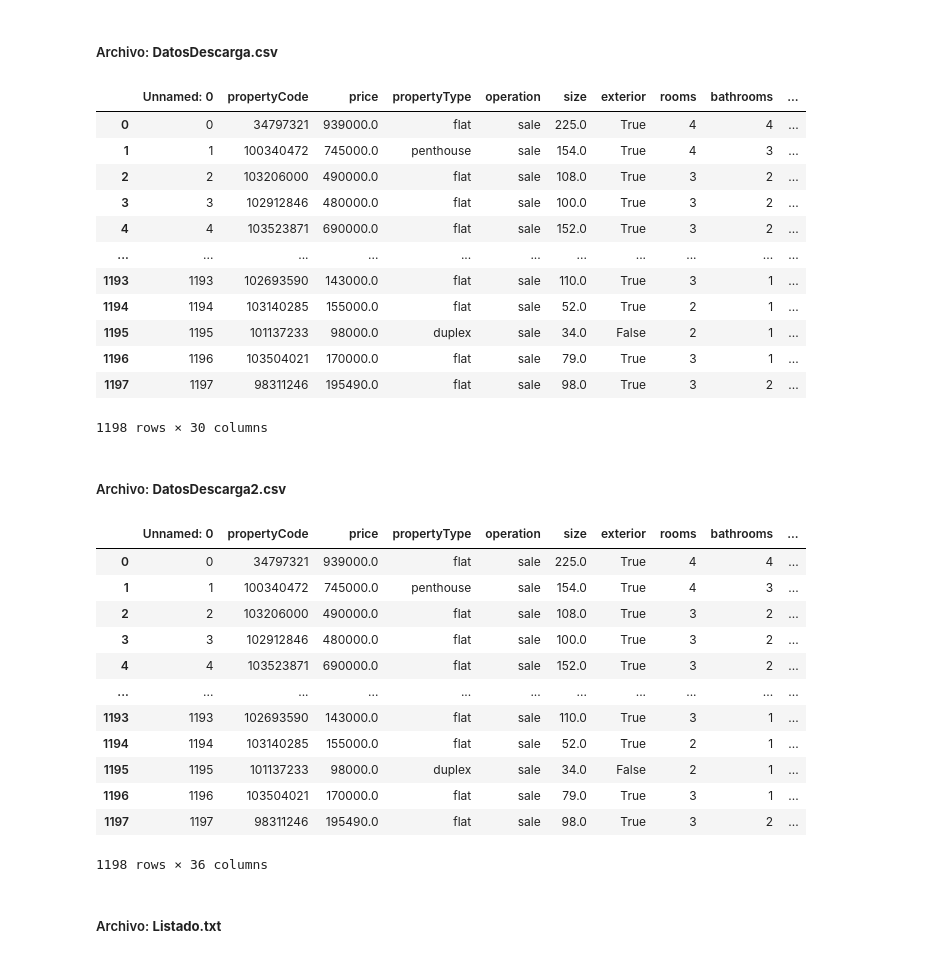
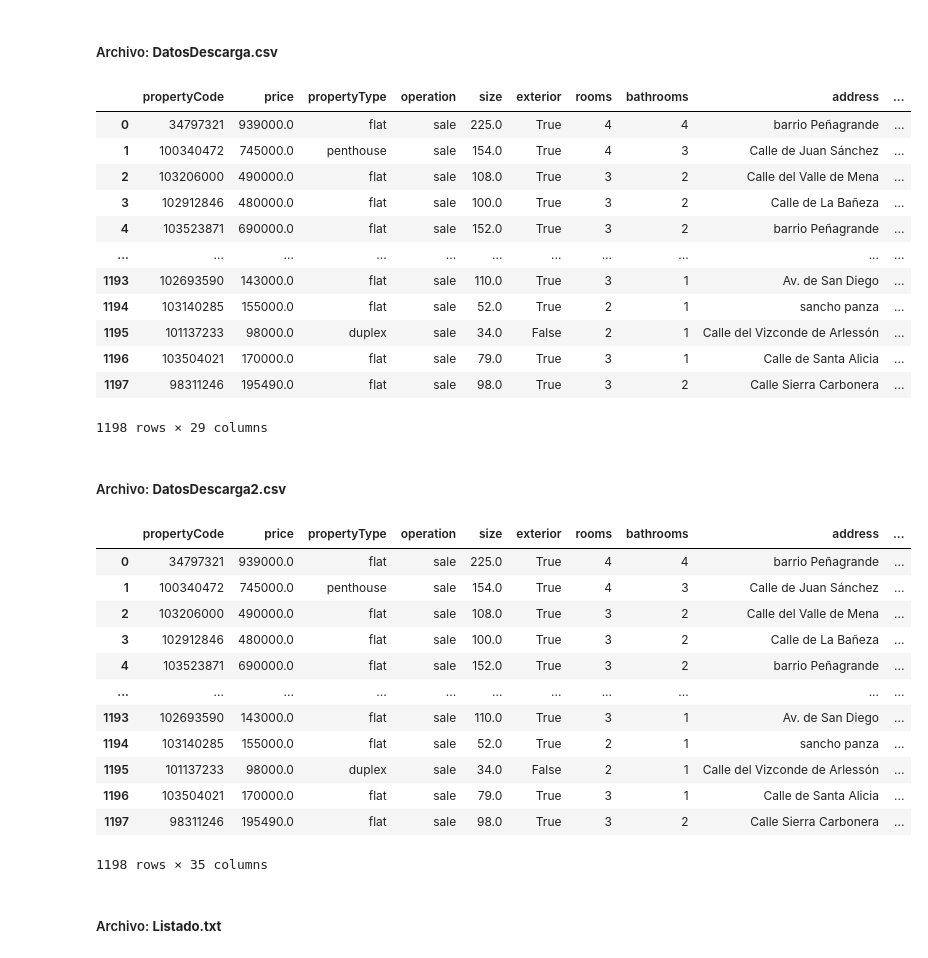
Before and after one commit to asgr29/EDA_Inmuebles_Idealista, a Jupyter notebook: src/notebooks/notebook-eda.ipynb, the cells around one changed output. Saved outputs shown, nothing was run; the diff lists cells and outputs as text; code cells hidden in the pictures.

```diff
--- a/src/notebooks/notebook-eda.ipynb
+++ b/src/notebooks/notebook-eda.ipynb
@@ -786,41 +801,41 @@ Directory: ../data/24-01-08
 # %% [markdown]
 ##### Archivo: **DatosDescarga.csv**
 # %%
-df_2024_01_08 = pd.read_csv(f"{path}/DatosDescarga.csv")
+df_2024_01_08 = pd.read_csv(f"{path}/DatosDescarga.csv", index_col=0)
 df_2024_01_08
 # %% [output]
-|  | Unnamed: 0 | propertyCode | price | propertyType | operation | size | exterior | rooms | bathrooms | ... |
-| 0 | 0 | 34797321 | 939000.0 | flat | sale | 225.0 | True | 4 | 4 | ... |
-| 1 | 1 | 100340472 | 745000.0 | penthouse | sale | 154.0 | True | 4 | 3 | ... |
-| 2 | 2 | 103206000 | 490000.0 | flat | sale | 108.0 | True | 3 | 2 | ... |
-| 3 | 3 | 102912846 | 480000.0 | flat | sale | 100.0 | True | 3 | 2 | ... |
-| 4 | 4 | 103523871 | 690000.0 | flat | sale | 152.0 | True | 3 | 2 | ... |
+|  | propertyCode | price | propertyType | operation | size | exterior | rooms | bathrooms | address | ... |
+| 0 | 34797321 | 939000.0 | flat | sale | 225.0 | True | 4 | 4 | barrio Peñagrande | ... |
+| 1 | 100340472 | 745000.0 | penthouse | sale | 154.0 | True | 4 | 3 | Calle de Juan Sánchez | ... |
+| 2 | 103206000 | 490000.0 | flat | sale | 108.0 | True | 3 | 2 | Calle del Valle de Mena | ... |
+| 3 | 102912846 | 480000.0 | flat | sale | 100.0 | True | 3 | 2 | Calle de La Bañeza | ... |
+| 4 | 103523871 | 690000.0 | flat | sale | 152.0 | True | 3 | 2 | barrio Peñagrande | ... |
 | ... | ... | ... | ... | ... | ... | ... | ... | ... | ... | ... |
-| 1193 | 1193 | 102693590 | 143000.0 | flat | sale | 110.0 | True | 3 | 1 | ... |
-| 1194 | 1194 | 103140285 | 155000.0 | flat | sale | 52.0 | True | 2 | 1 | ... |
-| 1195 | 1195 | 101137233 | 98000.0 | duplex | sale | 34.0 | False | 2 | 1 | ... |
-| 1196 | 1196 | 103504021 | 170000.0 | flat | sale | 79.0 | True | 3 | 1 | ... |
-| 1197 | 1197 | 98311246 | 195490.0 | flat | sale | 98.0 | True | 3 | 2 | ... |
+| 1193 | 102693590 | 143000.0 | flat | sale | 110.0 | True | 3 | 1 | Av. de San Diego | ... |
+| 1194 | 103140285 | 155000.0 | flat | sale | 52.0 | True | 2 | 1 | sancho panza | ... |
+| 1195 | 101137233 | 98000.0 | duplex | sale | 34.0 | False | 2 | 1 | Calle del Vizconde de Arlessón | ... |
+| 1196 | 103504021 | 170000.0 | flat | sale | 79.0 | True | 3 | 1 | Calle de Santa Alicia | ... |
+| 1197 | 98311246 | 195490.0 | flat | sale | 98.0 | True | 3 | 2 | Calle Sierra Carbonera | ... |
-1198 rows × 30 columns
+1198 rows × 29 columns
 # %% [markdown]
 ##### Archivo: **DatosDescarga2.csv**
 # %%
-df_2024_01_08_2 = pd.read_csv(f"{path}/DatosDescarga2.csv")
+df_2024_01_08_2 = pd.read_csv(f"{path}/DatosDescarga2.csv", index_col=0)
 df_2024_01_08_2
 # %% [output]
-|  | Unnamed: 0 | propertyCode | price | propertyType | operation | size | exterior | rooms | bathrooms | ... |
-| 0 | 0 | 34797321 | 939000.0 | flat | sale | 225.0 | True | 4 | 4 | ... |
-| 1 | 1 | 100340472 | 745000.0 | penthouse | sale | 154.0 | True | 4 | 3 | ... |
-| 2 | 2 | 103206000 | 490000.0 | flat | sale | 108.0 | True | 3 | 2 | ... |
-| 3 | 3 | 102912846 | 480000.0 | flat | sale | 100.0 | True | 3 | 2 | ... |
-| 4 | 4 | 103523871 | 690000.0 | flat | sale | 152.0 | True | 3 | 2 | ... |
+|  | propertyCode | price | propertyType | operation | size | exterior | rooms | bathrooms | address | ... |
+| 0 | 34797321 | 939000.0 | flat | sale | 225.0 | True | 4 | 4 | barrio Peñagrande | ... |
+| 1 | 100340472 | 745000.0 | penthouse | sale | 154.0 | True | 4 | 3 | Calle de Juan Sánchez | ... |
+| 2 | 103206000 | 490000.0 | flat | sale | 108.0 | True | 3 | 2 | Calle del Valle de Mena | ... |
+| 3 | 102912846 | 480000.0 | flat | sale | 100.0 | True | 3 | 2 | Calle de La Bañeza | ... |
+| 4 | 103523871 | 690000.0 | flat | sale | 152.0 | True | 3 | 2 | barrio Peñagrande | ... |
 | ... | ... | ... | ... | ... | ... | ... | ... | ... | ... | ... |
-| 1193 | 1193 | 102693590 | 143000.0 | flat | sale | 110.0 | True | 3 | 1 | ... |
-| 1194 | 1194 | 103140285 | 155000.0 | flat | sale | 52.0 | True | 2 | 1 | ... |
-| 1195 | 1195 | 101137233 | 98000.0 | duplex | sale | 34.0 | False | 2 | 1 | ... |
-| 1196 | 1196 | 103504021 | 170000.0 | flat | sale | 79.0 | True | 3 | 1 | ... |
-| 1197 | 1197 | 98311246 | 195490.0 | flat | sale | 98.0 | True | 3 | 2 | ... |
+| 1193 | 102693590 | 143000.0 | flat | sale | 110.0 | True | 3 | 1 | Av. de San Diego | ... |
+| 1194 | 103140285 | 155000.0 | flat | sale | 52.0 | True | 2 | 1 | sancho panza | ... |
+| 1195 | 101137233 | 98000.0 | duplex | sale | 34.0 | False | 2 | 1 | Calle del Vizconde de Arlessón | ... |
+| 1196 | 103504021 | 170000.0 | flat | sale | 79.0 | True | 3 | 1 | Calle de Santa Alicia | ... |
+| 1197 | 98311246 | 195490.0 | flat | sale | 98.0 | True | 3 | 2 | Calle Sierra Carbonera | ... |
-1198 rows × 36 columns
+1198 rows × 35 columns
 # %% [markdown]
 ##### Archivo: **Listado.txt**
 # %%
```
Also changed, not shown: parts of 184 cells of this notebook, 8 other files.
